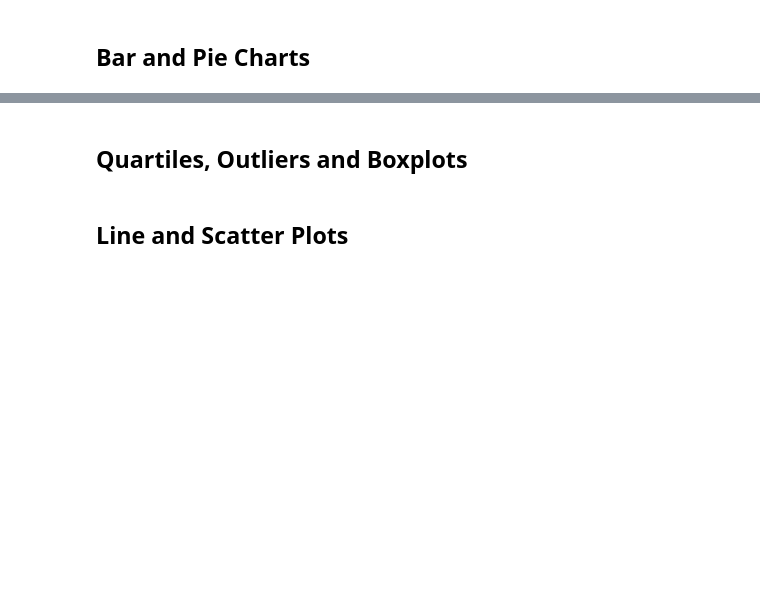
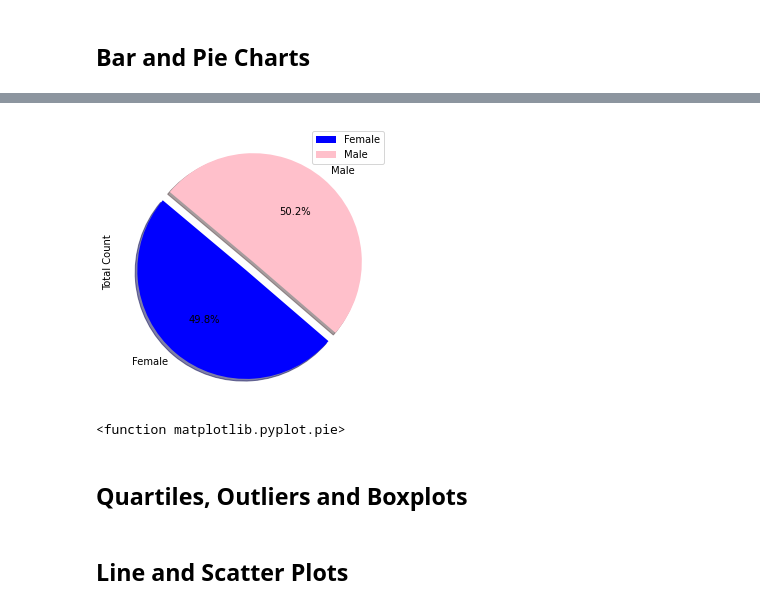
Before and after one commit to jagorman/Pymaceuticals, a Jupyter notebook: Pymaceuticals/Pymaceuticals .ipynb, the cells around one changed output, grey strips where cells are left out. Drawn from its saved outputs; the diff is of its cells as text; code cells hidden in the pictures; blank space fills up the shorter version.

```diff
--- a/Pymaceuticals/Pymaceuticals .ipynb
+++ b/Pymaceuticals/Pymaceuticals .ipynb
@@ -73,2 +196,15 @@ count
+# %%
+# Generate a pie plot showing the distribution of female versus male mice using pandas
+
+colors = ['blue', 'pink']
+explode = (0.1, 0)
+plot = gender.plot.pie(y='Total Count',figsize=(5,5), colors = colors, startangle=140, explode = explode, shadow = True, autopct="%1.1f%%")
+# %% [output]
+[figure, added]
 # %%
-# Generate a pie plot showing the distribution of female versus male mice using pandas
+# Generate a pie plot showing the distribution of female versus male mice using pyplot
+gender_df= pd.DataFrame(mouse_results_df.groupby(["Sex"]).count()).reset_index()
+
+plt.pie
+# %% [output]
+<function matplotlib.pyplot.pie>
```
Also changed, not shown: parts of 13 cells of this notebook, 1 other file.
